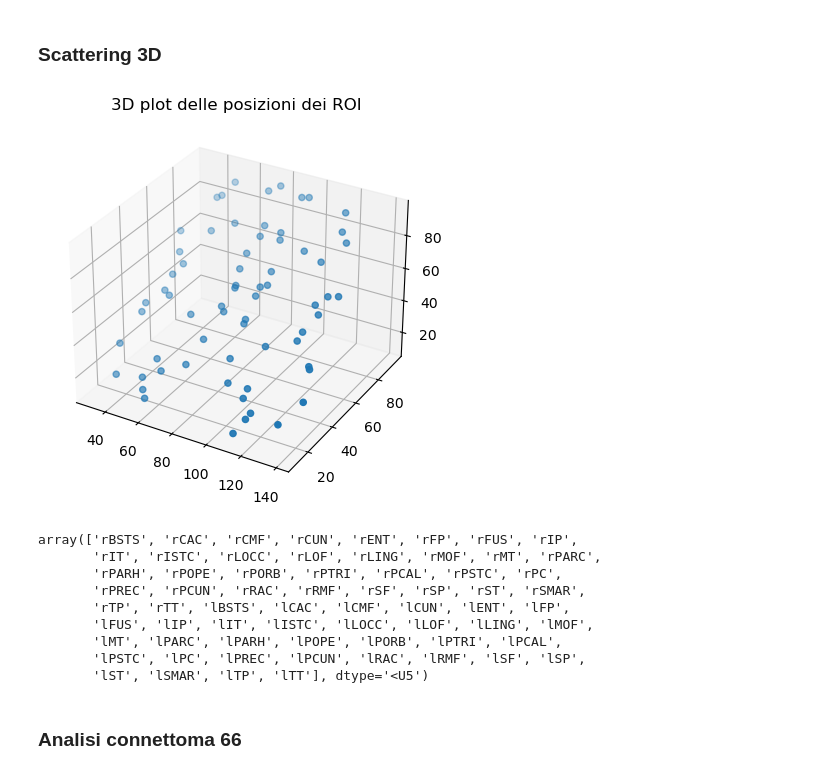
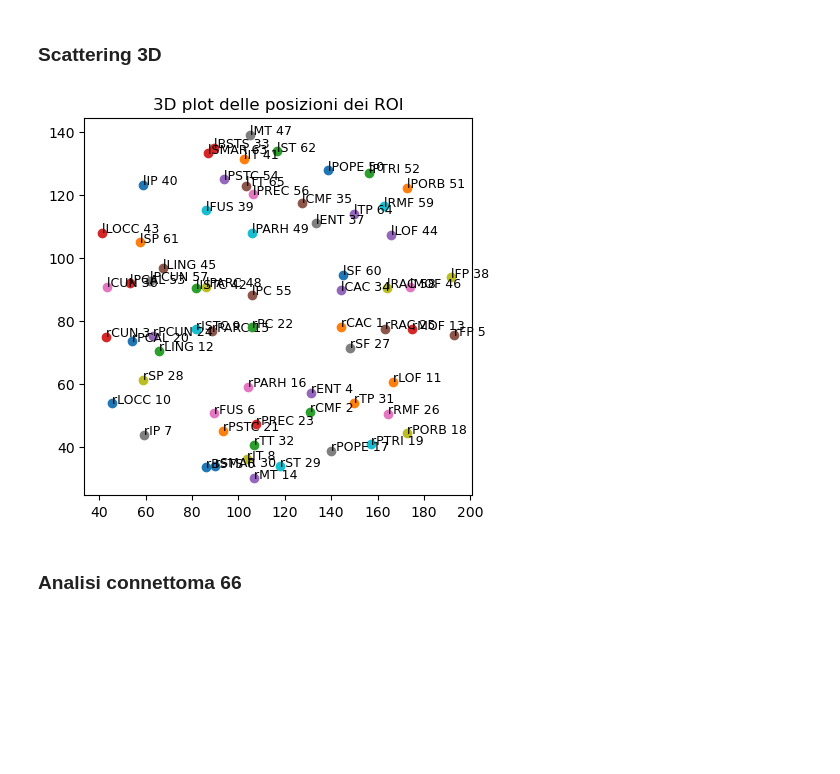
Before and after one commit to tommaso-bertola/TesiTriennale, a Jupyter notebook: Code/Datasets.ipynb, the cells around one changed output. Saved outputs shown, nothing was run; the diff lists cells and outputs as text; code cells hidden in the pictures; blank space fills up the shorter version.

```diff
--- a/Code/Datasets.ipynb
+++ b/Code/Datasets.ipynb
@@ -89,29 +89,22 @@ W2.shape
 # %%
 centers=np.genfromtxt("../Data/connectivity_matrix/centres.txt",dtype=None, usecols=(1,2,3))
 labels=np.genfromtxt("../Data/connectivity_matrix/centres.txt",dtype=str, usecols=(0))
 
 fig = plt.figure(figsize=(5,5), dpi=100)
-ax = fig.add_subplot(projection='3d')
+ax = fig.add_subplot()#projection='3d')
 centers=centers.transpose()
-ax.scatter(centers[1],centers[2],centers[2], marker='o')
+for i,label in enumerate(labels):
+    ax.scatter(centers[0,i],centers[1,i], marker='o')
+    #print(label)
+    ax.text(centers[0,i],centers[1,i], label+" "+str(i), size=9)
 
 
 
 ax.set_title("3D plot delle posizioni dei ROI")
 plt.show()
-
-labels
+#labels
 # %% [output]
-[figure, old version]
+[figure, new version]
-array(['rBSTS', 'rCAC', 'rCMF', 'rCUN', 'rENT', 'rFP', 'rFUS', 'rIP',
-       'rIT', 'rISTC', 'rLOCC', 'rLOF', 'rLING', 'rMOF', 'rMT', 'rPARC',
-       'rPARH', 'rPOPE', 'rPORB', 'rPTRI', 'rPCAL', 'rPSTC', 'rPC',
-       'rPREC', 'rPCUN', 'rRAC', 'rRMF', 'rSF', 'rSP', 'rST', 'rSMAR',
-       'rTP', 'rTT', 'lBSTS', 'lCAC', 'lCMF', 'lCUN', 'lENT', 'lFP',
-       'lFUS', 'lIP', 'lIT', 'lISTC', 'lLOCC', 'lLOF', 'lLING', 'lMOF',
-       'lMT', 'lPARC', 'lPARH', 'lPOPE', 'lPORB', 'lPTRI', 'lPCAL',
-       'lPSTC', 'lPC', 'lPREC', 'lPCUN', 'lRAC', 'lRMF', 'lSF', 'lSP',
-       'lST', 'lSMAR', 'lTP', 'lTT'], dtype='<U5')
 # %% [markdown]
 ### Analisi connettoma 66
 # %%
```
Also changed, not shown: parts of 4 cells of this notebook, 5 other files.
